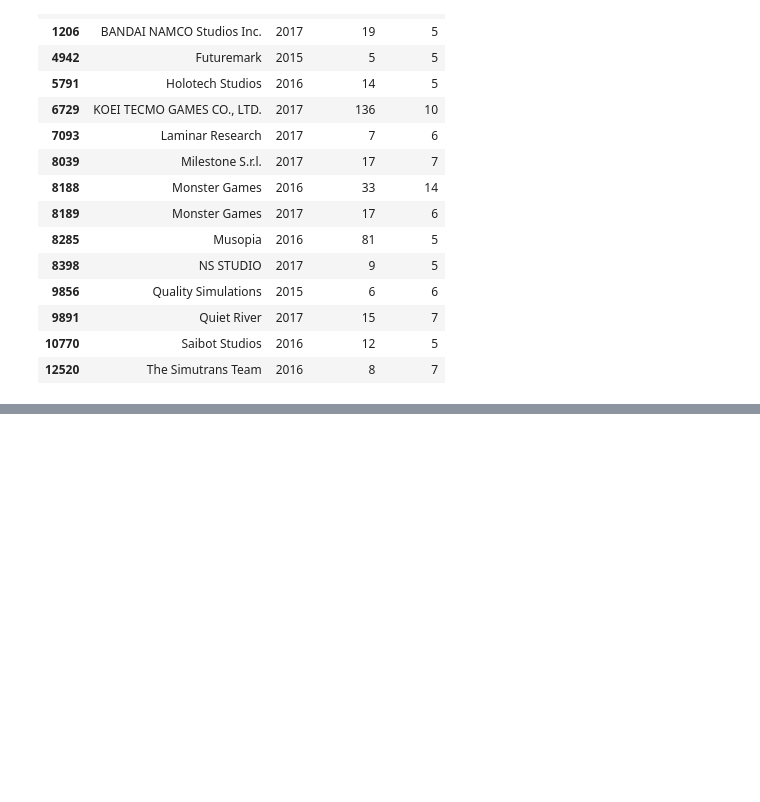
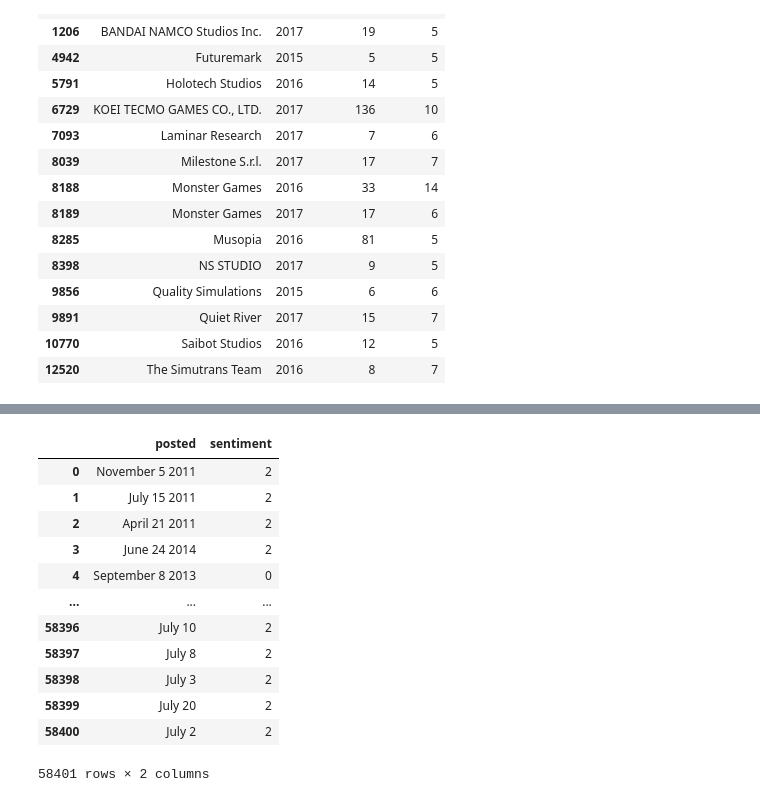
Before and after one commit to Slindex/ML-Rec-System-Steam, a Jupyter notebook: ETL/Feature_eng.ipynb, the cells around one changed output, grey strips where cells are left out. Saved outputs shown, nothing was run; the diff lists cells and outputs as text; code cells hidden in the pictures; blank space fills up the shorter version.

```diff
--- a/ETL/Feature_eng.ipynb
+++ b/ETL/Feature_eng.ipynb
@@ -535,0 +538,4 @@ df_games.to_csv('developer.csv', index=False)
+# %%
+path = '../data/csv/df_reviews_st.csv'
+
+df_reviews = pd.read_csv(path)
@@ -535,0 +550,22 @@ df_games.to_csv('developer.csv', index=False)
+# %%
+df_reviews = df_reviews[['posted', 'sentiment']]
+
+df_reviews['posted'] = df_reviews['posted'].str.replace('Posted ', '')
+df_reviews['posted'] = df_reviews['posted'].str.replace(',', '')
+df_reviews['posted'] = df_reviews['posted'].str.replace('.', '')
+# %%
+df_reviews
+# %% [output]
+|  | posted | sentiment |
+| 0 | November 5 2011 | 2 |
+| 1 | July 15 2011 | 2 |
+| 2 | April 21 2011 | 2 |
+| 3 | June 24 2014 | 2 |
+| 4 | September 8 2013 | 0 |
+| ... | ... | ... |
+| 58396 | July 10 | 2 |
+| 58397 | July 8 | 2 |
+| 58398 | July 3 | 2 |
+| 58399 | July 20 | 2 |
+| 58400 | July 2 | 2 |
+58401 rows × 2 columns
```
Also changed, not shown: parts of 2 cells of this notebook, 5 other files.
